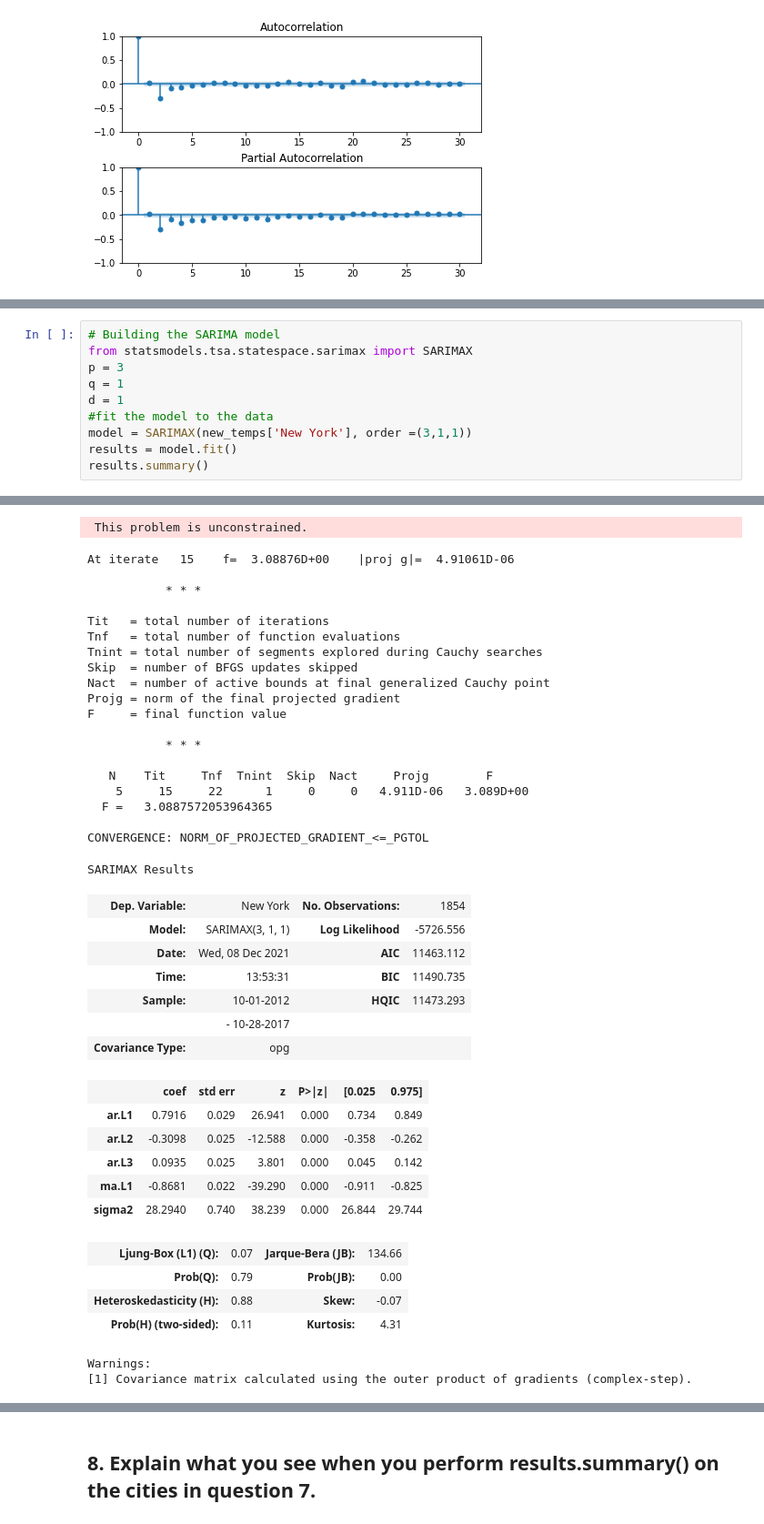
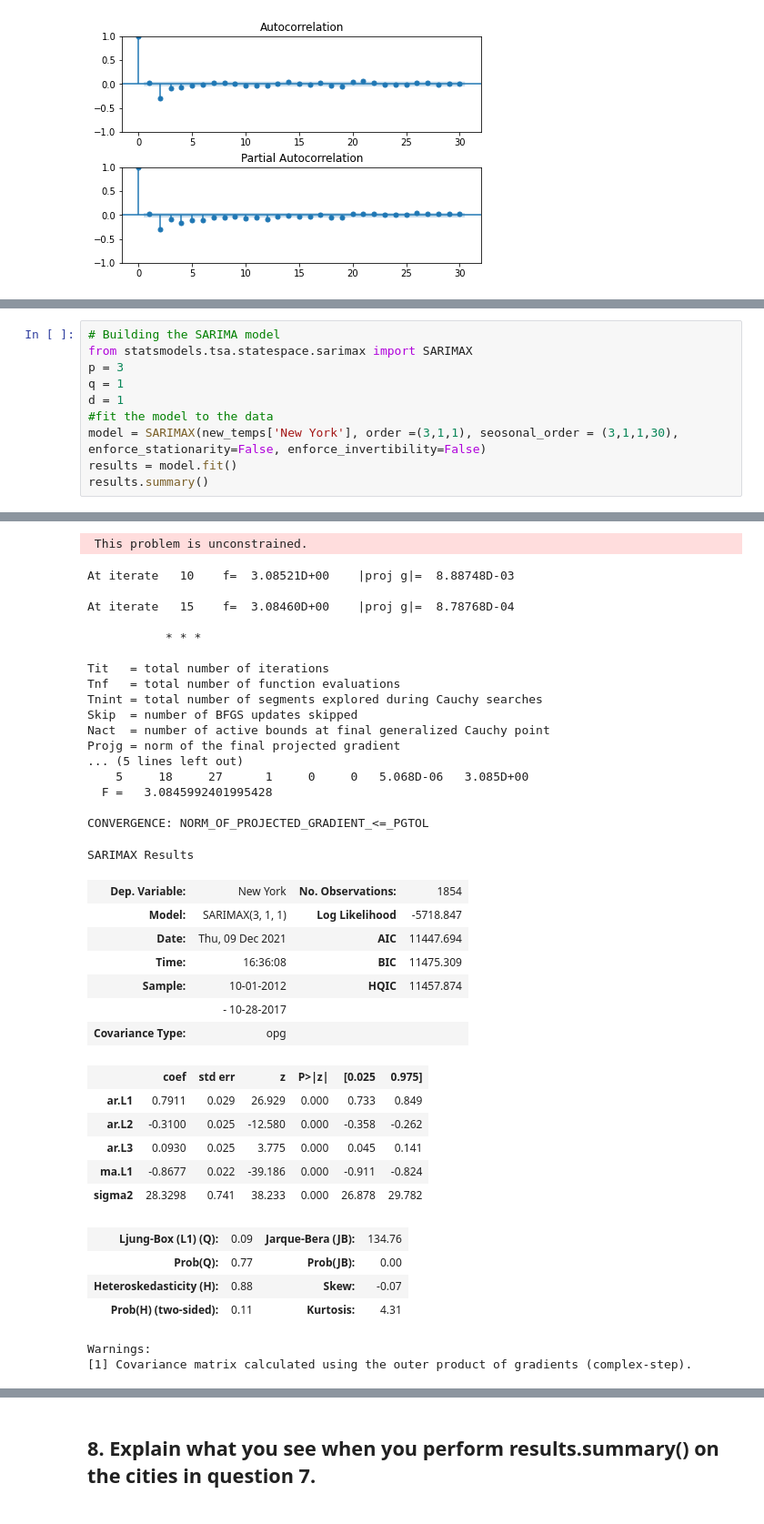
Before and after one commit to CEsperance/Week_Eleven, a Jupyter notebook: Timeseries_Week11HW.ipynb, the cells around one changed output, grey strips where cells are left out. Shown at 91% size. Cells and saved outputs as stored; diff of their text form.

```diff
--- a/Timeseries_Week11HW.ipynb
+++ b/Timeseries_Week11HW.ipynb
@@ -378,7 +402,7 @@ p = 3
 q = 1
 d = 1
 #fit the model to the data
-model = SARIMAX(new_temps['New York'], order =(3,1,1))
+model = SARIMAX(new_temps['New York'], order =(3,1,1), seosonal_order = (3,1,1,30), enforce_stationarity=False, enforce_invertibility=False)
 results = model.fit()
 results.summary()
 # %% [output]
@@ -399,39 +421,37 @@ At iterate   10    f=  3.08876D+00    |proj g|=  8.18339D-04
  This problem is unconstrained.
-At iterate   15    f=  3.08876D+00    |proj g|=  4.91061D-06
+At iterate   10    f=  3.08521D+00    |proj g|=  8.88748D-03
+
+At iterate   15    f=  3.08460D+00    |proj g|=  8.78768D-04
 
            * * *
 
 Tit   = total number of iterations
 Tnf   = total number of function evaluations
 Tnint = total number of segments explored during Cauchy searches
 Skip  = number of BFGS updates skipped
 Nact  = number of active bounds at final generalized Cauchy point
 Projg = norm of the final projected gradient
-F     = final function value
-
-           * * *
-
-   N    Tit     Tnf  Tnint  Skip  Nact     Projg        F
-    5     15     22      1     0     0   4.911D-06   3.089D+00
-  F =   3.0887572053964365
+... (5 lines left out)
+    5     18     27      1     0     0   5.068D-06   3.085D+00
+  F =   3.0845992401995428
 
 CONVERGENCE: NORM_OF_PROJECTED_GRADIENT_<=_PGTOL
 SARIMAX Results
 | Dep. Variable: | New York | No. Observations: | 1854 |
-| Model: | SARIMAX(3, 1, 1) | Log Likelihood | -5726.556 |
-| Date: | Wed, 08 Dec 2021 | AIC | 11463.112 |
-| Time: | 13:53:31 | BIC | 11490.735 |
-| Sample: | 10-01-2012 | HQIC | 11473.293 |
+| Model: | SARIMAX(3, 1, 1) | Log Likelihood | -5718.847 |
+| Date: | Thu, 09 Dec 2021 | AIC | 11447.694 |
+| Time: | 16:36:08 | BIC | 11475.309 |
+| Sample: | 10-01-2012 | HQIC | 11457.874 |
 |  | - 10-28-2017 |  |  |
 | Covariance Type: | opg |  |  |
 |  | coef | std err | z | P>|z| | [0.025 | 0.975] |
-| ar.L1 | 0.7916 | 0.029 | 26.941 | 0.000 | 0.734 | 0.849 |
-| ar.L2 | -0.3098 | 0.025 | -12.588 | 0.000 | -0.358 | -0.262 |
-| ar.L3 | 0.0935 | 0.025 | 3.801 | 0.000 | 0.045 | 0.142 |
-| ma.L1 | -0.8681 | 0.022 | -39.290 | 0.000 | -0.911 | -0.825 |
-| sigma2 | 28.2940 | 0.740 | 38.239 | 0.000 | 26.844 | 29.744 |
+| ar.L1 | 0.7911 | 0.029 | 26.929 | 0.000 | 0.733 | 0.849 |
+| ar.L2 | -0.3100 | 0.025 | -12.580 | 0.000 | -0.358 | -0.262 |
+| ar.L3 | 0.0930 | 0.025 | 3.775 | 0.000 | 0.045 | 0.141 |
+| ma.L1 | -0.8677 | 0.022 | -39.186 | 0.000 | -0.911 | -0.824 |
+| sigma2 | 28.3298 | 0.741 | 38.233 | 0.000 | 26.878 | 29.782 |
-| Ljung-Box (L1) (Q): | 0.07 | Jarque-Bera (JB): | 134.66 |
-| Prob(Q): | 0.79 | Prob(JB): | 0.00 |
+| Ljung-Box (L1) (Q): | 0.09 | Jarque-Bera (JB): | 134.76 |
+| Prob(Q): | 0.77 | Prob(JB): | 0.00 |
 | Heteroskedasticity (H): | 0.88 | Skew: | -0.07 |
 | Prob(H) (two-sided): | 0.11 | Kurtosis: | 4.31 |
 Warnings:
```
Also changed, not shown: parts of 16 cells of this notebook.
